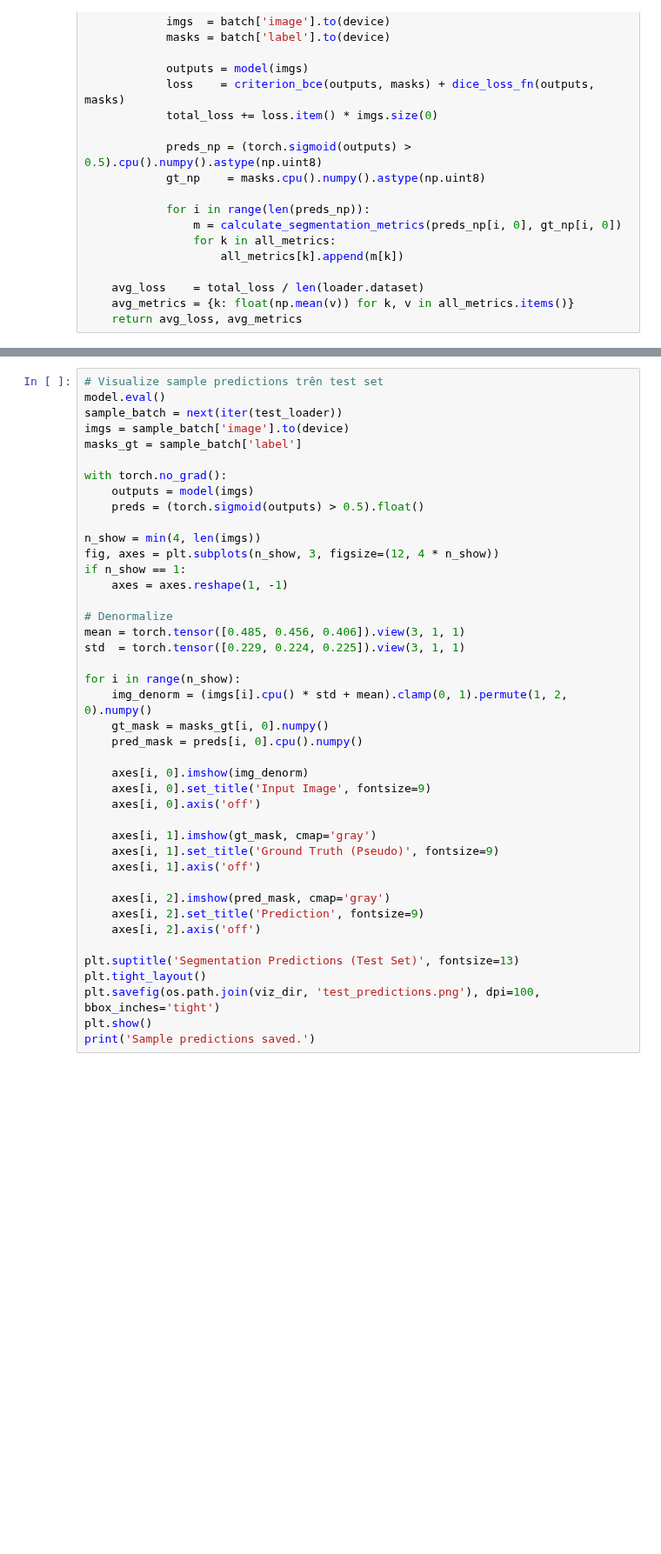
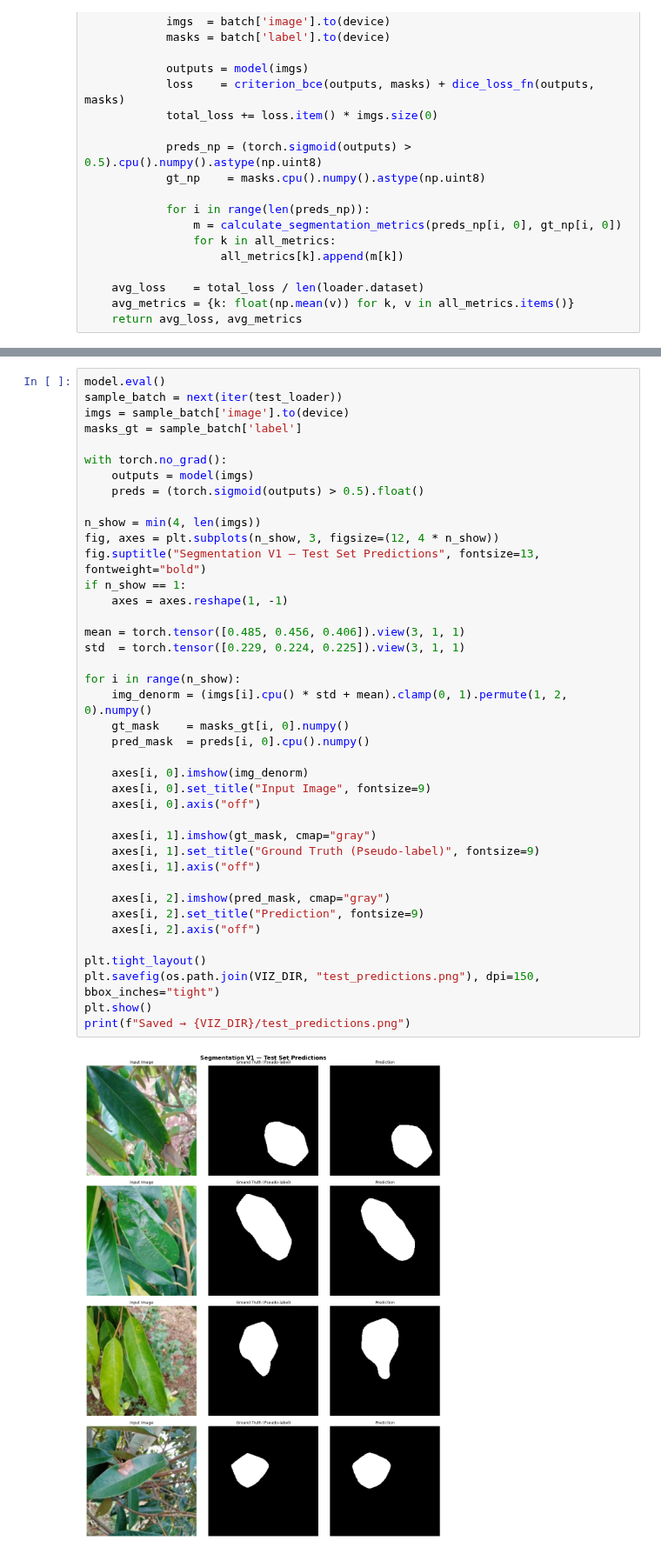
Before and after one commit to HieuDoan188/durian_leaf, a Jupyter notebook: notebooks/05-segmentation-model.ipynb, the cells around one changed output, grey strips where cells are left out. Shown at 87% size. Saved outputs shown, nothing was run; the diff lists cells and outputs as text; blank space fills up the shorter version.

```diff
--- a/notebooks/05-segmentation-model.ipynb
+++ b/notebooks/05-segmentation-model.ipynb
@@ -348,42 +493,42 @@ print('Training curves saved.')
 # %%
-# Visualize sample predictions trên test set
 model.eval()
 sample_batch = next(iter(test_loader))
 imgs = sample_batch['image'].to(device)
 masks_gt = sample_batch['label']
 
 with torch.no_grad():
     outputs = model(imgs)
     preds = (torch.sigmoid(outputs) > 0.5).float()
 
 n_show = min(4, len(imgs))
 fig, axes = plt.subplots(n_show, 3, figsize=(12, 4 * n_show))
+fig.suptitle("Segmentation V1 — Test Set Predictions", fontsize=13, fontweight="bold")
 if n_show == 1:
     axes = axes.reshape(1, -1)
 
-# Denormalize
 mean = torch.tensor([0.485, 0.456, 0.406]).view(3, 1, 1)
 std  = torch.tensor([0.229, 0.224, 0.225]).view(3, 1, 1)
 
 for i in range(n_show):
     img_denorm = (imgs[i].cpu() * std + mean).clamp(0, 1).permute(1, 2, 0).numpy()
-    gt_mask = masks_gt[i, 0].numpy()
-    pred_mask = preds[i, 0].cpu().numpy()
+    gt_mask    = masks_gt[i, 0].numpy()
+    pred_mask  = preds[i, 0].cpu().numpy()
 
     axes[i, 0].imshow(img_denorm)
-    axes[i, 0].set_title('Input Image', fontsize=9)
-    axes[i, 0].axis('off')
+    axes[i, 0].set_title("Input Image", fontsize=9)
+    axes[i, 0].axis("off")
 
-    axes[i, 1].imshow(gt_mask, cmap='gray')
-    axes[i, 1].set_title('Ground Truth (Pseudo)', fontsize=9)
-    axes[i, 1].axis('off')
+    axes[i, 1].imshow(gt_mask, cmap="gray")
+    axes[i, 1].set_title("Ground Truth (Pseudo-label)", fontsize=9)
+    axes[i, 1].axis("off")
 
-    axes[i, 2].imshow(pred_mask, cmap='gray')
-    axes[i, 2].set_title('Prediction', fontsize=9)
-    axes[i, 2].axis('off')
+    axes[i, 2].imshow(pred_mask, cmap="gray")
+    axes[i, 2].set_title("Prediction", fontsize=9)
+    axes[i, 2].axis("off")
 
-plt.suptitle('Segmentation Predictions (Test Set)', fontsize=13)
 plt.tight_layout()
-plt.savefig(os.path.join(viz_dir, 'test_predictions.png'), dpi=100, bbox_inches='tight')
+plt.savefig(os.path.join(VIZ_DIR, "test_predictions.png"), dpi=150, bbox_inches="tight")
 plt.show()
-print('Sample predictions saved.')
+print(f"Saved → {VIZ_DIR}/test_predictions.png")
+# %% [output]
+[figure, added]
```
Also changed, not shown: parts of 18 cells of this notebook, 8 other files.
